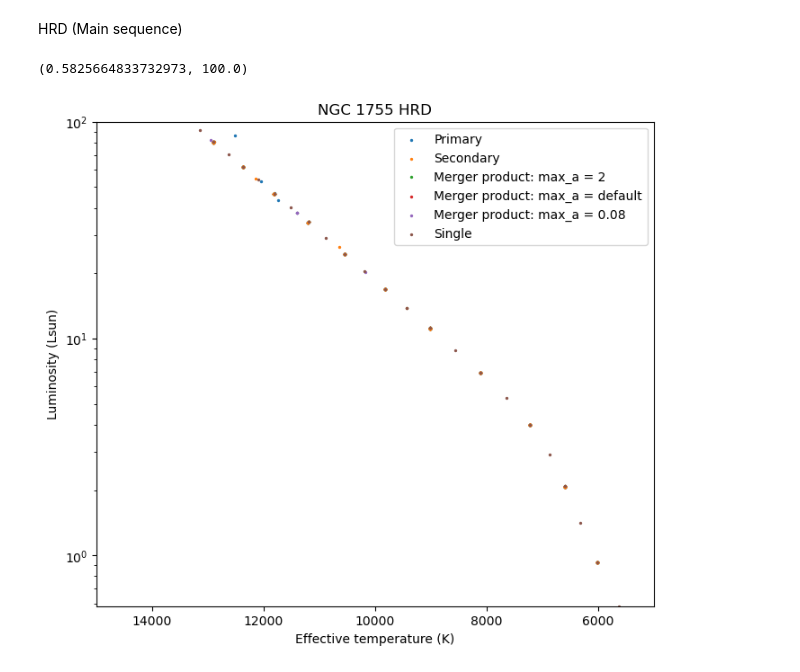
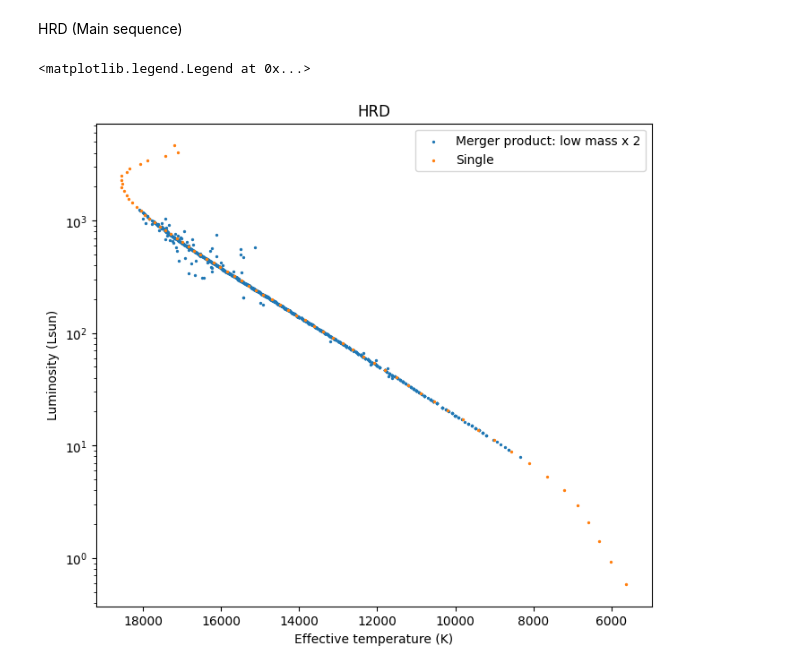
Before and after one commit to mkim0029/COMPAS, a Jupyter notebook: src/Corrected_plotting/read.ipynb, the cells around one changed output. Drawn from its saved outputs; the diff is of its cells as text; code cells hidden in the pictures.

```diff
--- a/src/Corrected_plotting/read.ipynb
+++ b/src/Corrected_plotting/read.ipynb
@@ -75,21 +86,40 @@ binary_merger3 = restrict(restrict(binary3, 'type1', 1, 1), 'type2', 15, 15) #me
+# %%
+binary_l = load_data('COMPAS_Output_low.h5', 'BSE')
+binary_merger_l = restrict(restrict(binary_l, 'type1', 1, 1), 'type2', 15, 15) #merger products only
+
+binary_l2 = load_data('COMPAS_Output_low2.h5', 'BSE')
+binary_merger_l2 = restrict(restrict(binary_l2, 'type1', 1, 1), 'type2', 15, 15) #merger products only
+
+binary_l2_t = load_data('COMPAS_Output_low2_tide.h5', 'BSE')
+binary_merger_l2_t = restrict(restrict(binary_l2_t, 'type1', 1, 1), 'type2', 15, 15) #merger products only
+
+binary_l2_t_80 = load_data('COMPAS_Output_low2_tide_80.h5', 'BSE')
+binary_merger_l2_t_80 = restrict(restrict(binary_l2_t_80, 'type1', 1, 1), 'type2', 15, 15) #merger products only
 # %% [markdown]
 HRD (Main sequence)
 # %%
 plt.figure(figsize=(8,7))
-plt.scatter(binary_MS.Teff1, binary_MS.L1, label = 'Primary', s = 2)
-plt.scatter(binary_MS.Teff2, binary_MS.L2, label = 'Secondary', s = 2)
-plt.scatter(binary_merger.Teff1, binary_merger.L1, label = 'Merger product: max_a = 2', s = 2)
-plt.scatter(binary_merger1.Teff1, binary_merger1.L1, label = 'Merger product: max_a = default', s = 2)
-plt.scatter(binary_merger3.Teff1, binary_merger3.L1, label = 'Merger product: max_a = 0.08', s = 2)
+#plt.scatter(binary_MS.Teff1, binary_MS.L1, label = 'Primary', s = 2)
+#plt.scatter(binary_MS.Teff2, binary_MS.L2, label = 'Secondary', s = 2)
+#plt.scatter(binary_merger.Teff1, binary_merger.L1, label = 'Merger product: max_a = 2', s = 2)
+#plt.scatter(binary_merger1.Teff1, binary_merger1.L1, label = 'Merger product: max_a = default', s = 2)
+#plt.scatter(binary_merger3.Teff1, binary_merger3.L1, label = 'Merger product: max_a = 0.08', s = 2)
+#plt.scatter(binary_merger_t.Teff1, binary_merger_t.L1, label = 'Merger product: PERFECT tide', s = 2)
+#plt.scatter(binary_merger_tK.Teff1, binary_merger_tK.L1, label = 'Merger product: KAPIL2024 tide', s = 2)
+#plt.scatter(binary_merger_VLT.Teff1, binary_merger_VLT.L1, label = 'Merger product: KAPIL2024 tide + VLT', s = 2)
+#plt.scatter(binary_merger_l.Teff1, binary_merger_l.L1, label = 'Merger product: low mass', s = 2)
+plt.scatter(binary_merger_l2.Teff1, binary_merger_l2.L1, label = 'Merger product: low mass x 2', s = 2)
+#plt.scatter(binary_merger_l2_t_80.Teff1, binary_merger_l2_t_80.L1, label = 'Merger product: low mass x 2 + tide + 80Myr', s = 2)
+#plt.scatter(binary_merger_l2_t.Teff1, binary_merger_l2_t.L1, label = 'Merger product: low mass x 2 + tide', s = 2)
 plt.scatter(single_MS.Teff, single_MS.L, label = 'Single', s = 2)
-plt.xlim((5000, 15000))
+#plt.xlim((6000, 18000))
 plt.gca().invert_xaxis()
-plt.title('NGC 1755 HRD')
+plt.title('HRD')
 plt.xlabel('Effective temperature (K)')
 plt.ylabel('Luminosity (Lsun)')
 plt.yscale('log')
 plt.legend()
-plt.ylim((np.min(single_MS.L), 1e2))
+#plt.ylim((np.min(single_MS.L), 1e2))
 # %% [output]
-(0.5825664833732973, 100.0)
+<matplotlib.legend.Legend at 0x...>
-[figure, old version]
+[figure, new version]
```
Also changed, not shown: parts of 4 cells of this notebook, 9 other files.
